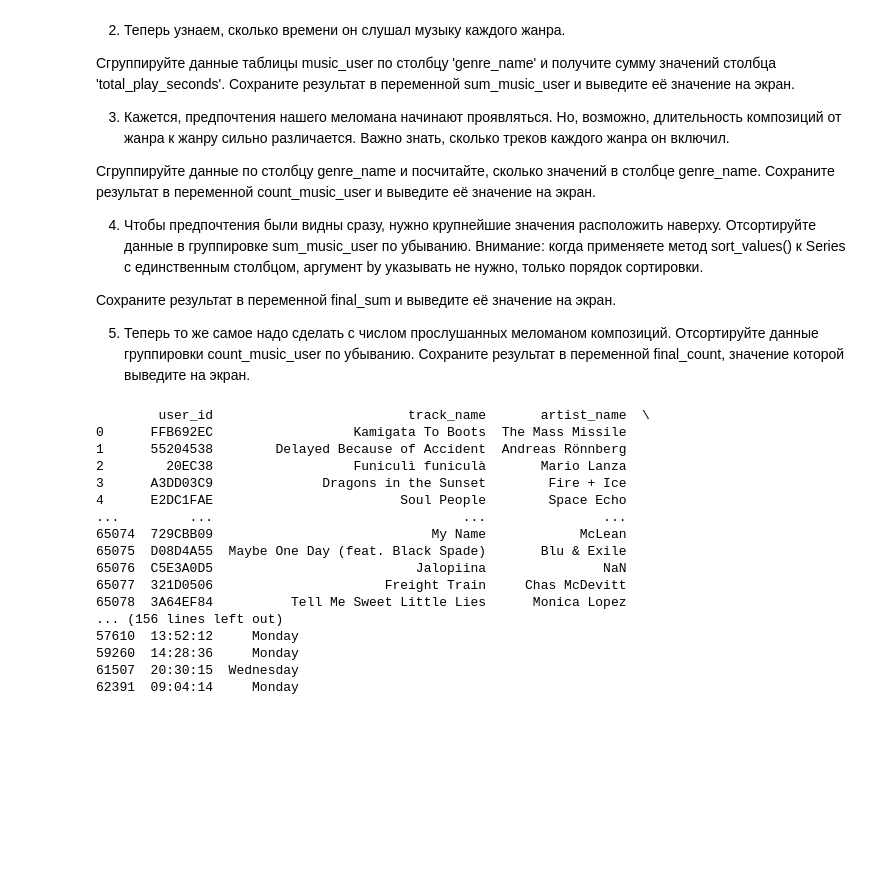
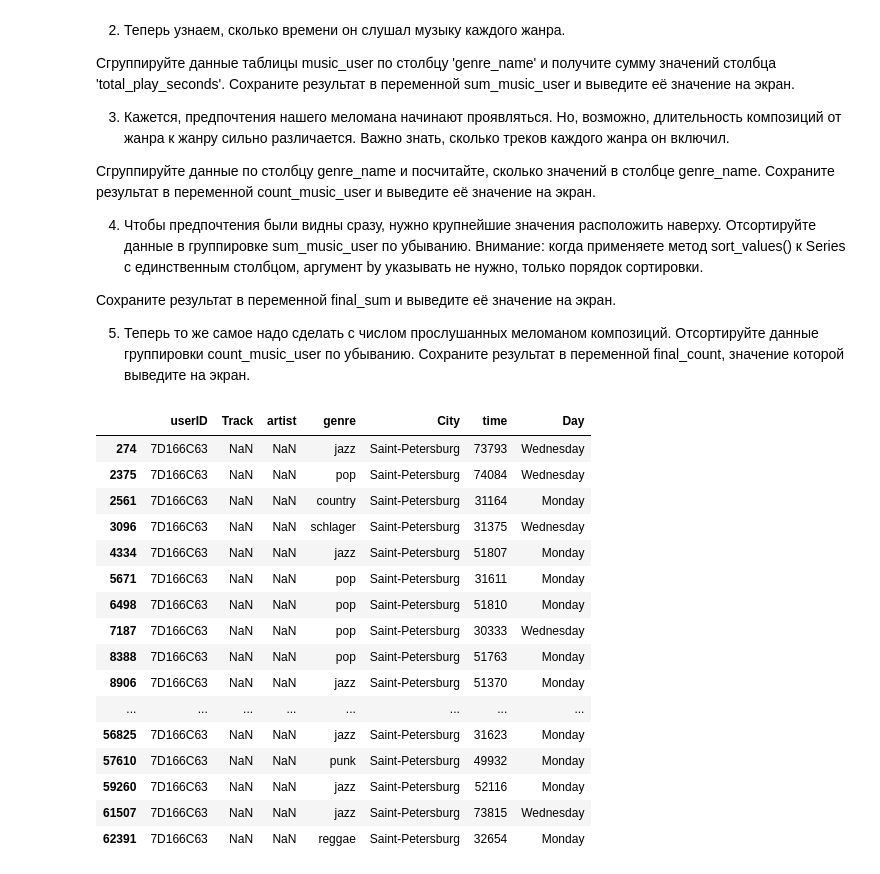
Before and after one commit to Zanavez/AnalysisTasks, a Jupyter notebook: tasks/blocknote3_abramov.ipynb, the cells around one changed output. Saved outputs shown, nothing was run; the diff lists cells and outputs as text; code cells hidden in the pictures; blank space fills up the shorter version.

```diff
--- a/tasks/Занятие 3.ipynb
+++ b/tasks/blocknote3_abramov.ipynb
@@ -453,56 +461,30 @@ print(exo_small_14.sort_values(by = 'radius', ascending = False))
 Сохраните результат в переменной final_sum и выведите её значение на экран.
 
 5. Теперь то же самое надо сделать с числом прослушанных меломаном композиций. Отсортируйте данные группировки count_music_user по убыванию. Сохраните результат в переменной final_count, значение которой выведите на экран.
-# %%
-import pandas as pd
-import datetime
-
-df = pd.read_csv("../datasets/yandex_music.csv")
-df = df.set_axis(["user_id", "track_name", "artist_name", "genre", "city", "time", "day"], axis=1)
-print(df)
-
-genre_grouping = df.groupby("user_id")
-print(genre_grouping)
-genre_counting = df.groupby("user_id")["genre"].count()
-print(genre_counting.head(30))
-
-def user_genres(group):
-    group = group["genre"].count()
-    group = dict(group)
-    music_lover = 0
-
-    for key, value in group.items():
-        if key is not None and value > 50:
-            music_lover = [key, value]
-            break
-
-    return music_lover
-
-search_id = user_genres(genre_grouping)[0]
-
-print(f"Найден меломан со следующим ID - {search_id}, "
-      f"прослушиваний - {user_genres(genre_grouping)[1]}")
-
-music_user = df.loc[(df['user_id'] == search_id) & (df['time'] is not None)]
-# music_user = df.loc[(df['user_id'] == search_id) & (df['total_play_seconds'] > 0)]
-print(music_user)
-
-sum_music_user = music_user.groupby('genre')['time']
-# %% [output]
-        user_id                         track_name       artist_name  \
-0      FFB692EC                  Kamigata To Boots  The Mass Missile
-1      55204538        Delayed Because of Accident  Andreas Rönnberg
-2        20EC38                  Funiculì funiculà       Mario Lanza
-3      A3DD03C9              Dragons in the Sunset        Fire + Ice
-4      E2DC1FAE                        Soul People        Space Echo
-...         ...                                ...               ...
-65074  729CBB09                            My Name            McLean
-65075  D08D4A55  Maybe One Day (feat. Black Spade)       Blu & Exile
-65076  C5E3A0D5                          Jalopiina               NaN
-65077  321D0506                      Freight Train     Chas McDevitt
-65078  3A64EF84          Tell Me Sweet Little Lies      Monica Lopez
-... (156 lines left out)
-57610  13:52:12     Monday
-59260  14:28:36     Monday
-61507  20:30:15  Wednesday
-62391  09:04:14     Monday
+# %%
+def convert_music(time):
+    hours, min, sec = list(map(int, time.split(":")))
+    return sec + hours * 60 * 60 + min * 60
+
+music["time"] = music["time"].apply(convert_music)
+
+music_user = music[(music['time'] != 0) & (music['  userID'] == search_id)]
+music_user
+# %% [output]
+|  | userID | Track | artist | genre | City | time | Day |
+| 274 | 7D166C63 | NaN | NaN | jazz | Saint-Petersburg | 73793 | Wednesday |
+| 2375 | 7D166C63 | NaN | NaN | pop | Saint-Petersburg | 74084 | Wednesday |
+| 2561 | 7D166C63 | NaN | NaN | country | Saint-Petersburg | 31164 | Monday |
+| 3096 | 7D166C63 | NaN | NaN | schlager | Saint-Petersburg | 31375 | Wednesday |
+| 4334 | 7D166C63 | NaN | NaN | jazz | Saint-Petersburg | 51807 | Monday |
+| 5671 | 7D166C63 | NaN | NaN | pop | Saint-Petersburg | 31611 | Monday |
+| 6498 | 7D166C63 | NaN | NaN | pop | Saint-Petersburg | 51810 | Monday |
+| 7187 | 7D166C63 | NaN | NaN | pop | Saint-Petersburg | 30333 | Wednesday |
+| 8388 | 7D166C63 | NaN | NaN | pop | Saint-Petersburg | 51763 | Monday |
+| 8906 | 7D166C63 | NaN | NaN | jazz | Saint-Petersburg | 51370 | Monday |
+| ... | ... | ... | ... | ... | ... | ... | ... |
+| 56825 | 7D166C63 | NaN | NaN | jazz | Saint-Petersburg | 31623 | Monday |
+| 57610 | 7D166C63 | NaN | NaN | punk | Saint-Petersburg | 49932 | Monday |
+| 59260 | 7D166C63 | NaN | NaN | jazz | Saint-Petersburg | 52116 | Monday |
+| 61507 | 7D166C63 | NaN | NaN | jazz | Saint-Petersburg | 73815 | Wednesday |
+| 62391 | 7D166C63 | NaN | NaN | reggae | Saint-Petersburg | 32654 | Monday |
```
Also changed, not shown: parts of 20 cells of this notebook, 3 other files.
